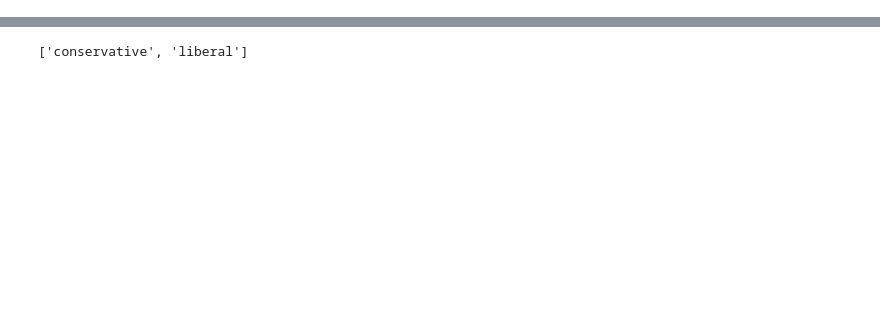
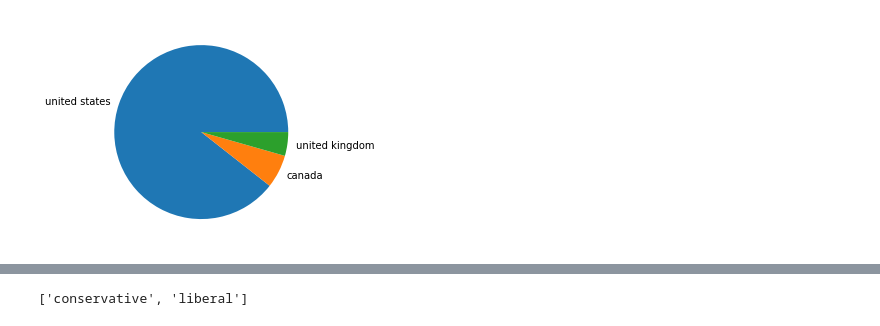
Before and after one commit to tolgarecep/big5, a Jupyter notebook: pol.ipynb, the cells around one changed output, grey strips where cells are left out. Saved outputs shown, nothing was run; the diff lists cells and outputs as text; code cells hidden in the pictures; blank space fills up the shorter version.

```diff
--- a/pol.ipynb
+++ b/pol.ipynb
@@ -15,0 +73,4 @@ data = data_na.dropna()
+# %%
+show_class_distr('country')
+# %% [output]
+[figure, added]
```
Also changed, not shown: parts of 86 cells of this notebook.
